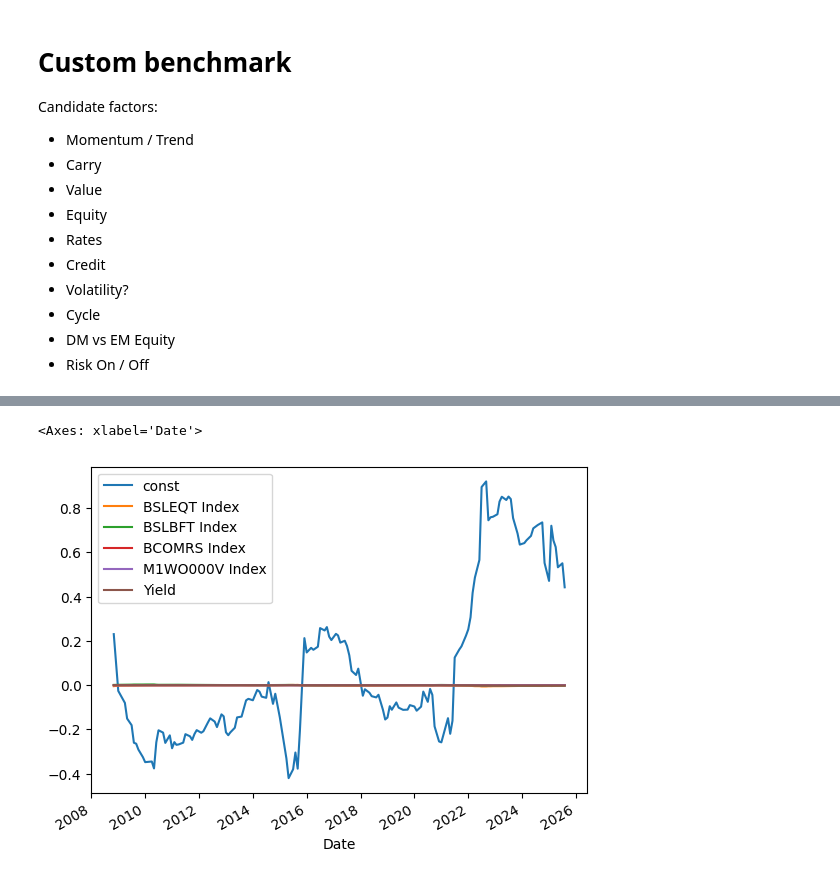
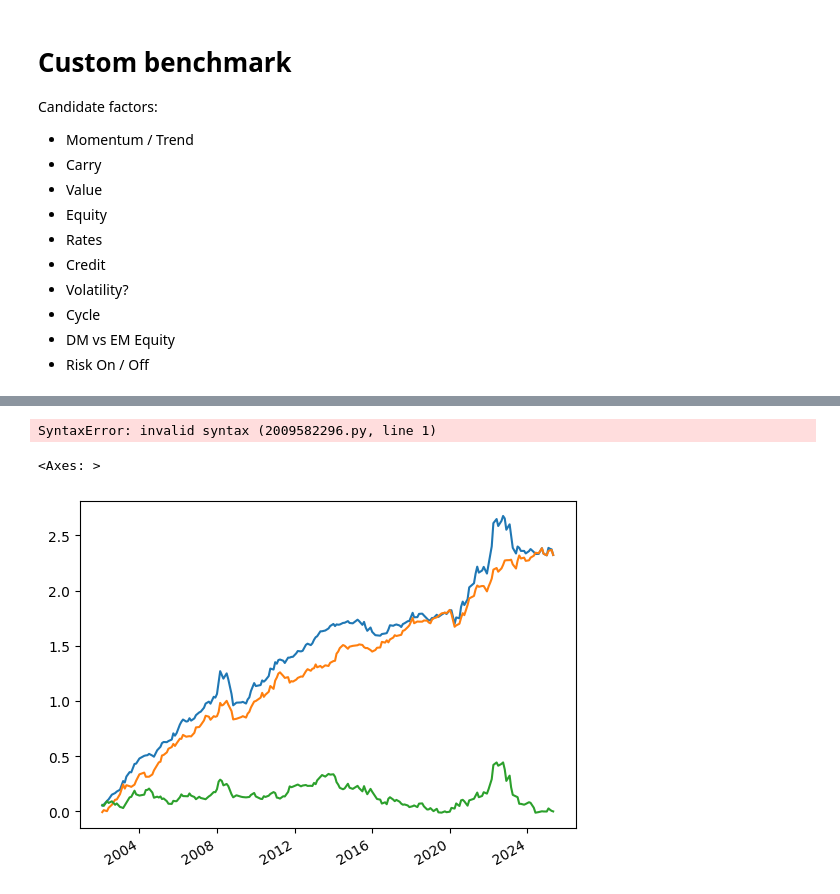
Before and after one commit to kcf1/fina4359-quant-trading, a Jupyter notebook: fina4359_asm1.ipynb, the cells around one changed output, grey strips where cells are left out. Saved outputs shown, nothing was run; the diff lists cells and outputs as text; code cells hidden in the pictures.

```diff
--- a/fina4359_asm1.ipynb
+++ b/fina4359_asm1.ipynb
@@ -244,9 +228,14 @@ strong multicollinearity or other numerical problems.
 # %%
-from statsmodels.regression.rolling import RollingOLS
+from
 rols = RollingOLS(y,sm.add_constant(x),window=12*5).fit()
-rols.params.plot()
+rols.params.drop(columns='const').plot()
 # %% [output]
-<Axes: xlabel='Date'>
+SyntaxError: invalid syntax (2009582296.py, line 1)
-[figure, removed]
 # %%
 res = y - model.predict(sm.add_constant(x))
+y.cumsum().plot()
+model.predict(sm.add_constant(x)).cumsum().plot()
+res.cumsum().plot()
+# %% [output]
+<Axes: >
+[figure, added]
```
Also changed, not shown: parts of 23 cells of this notebook.
